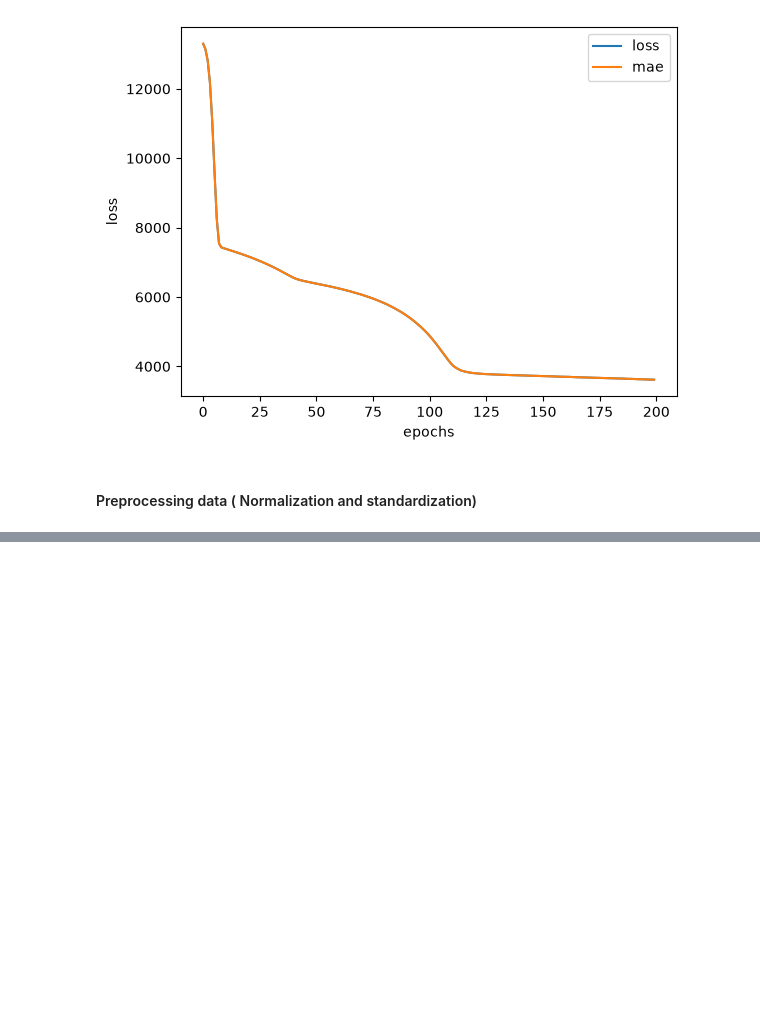
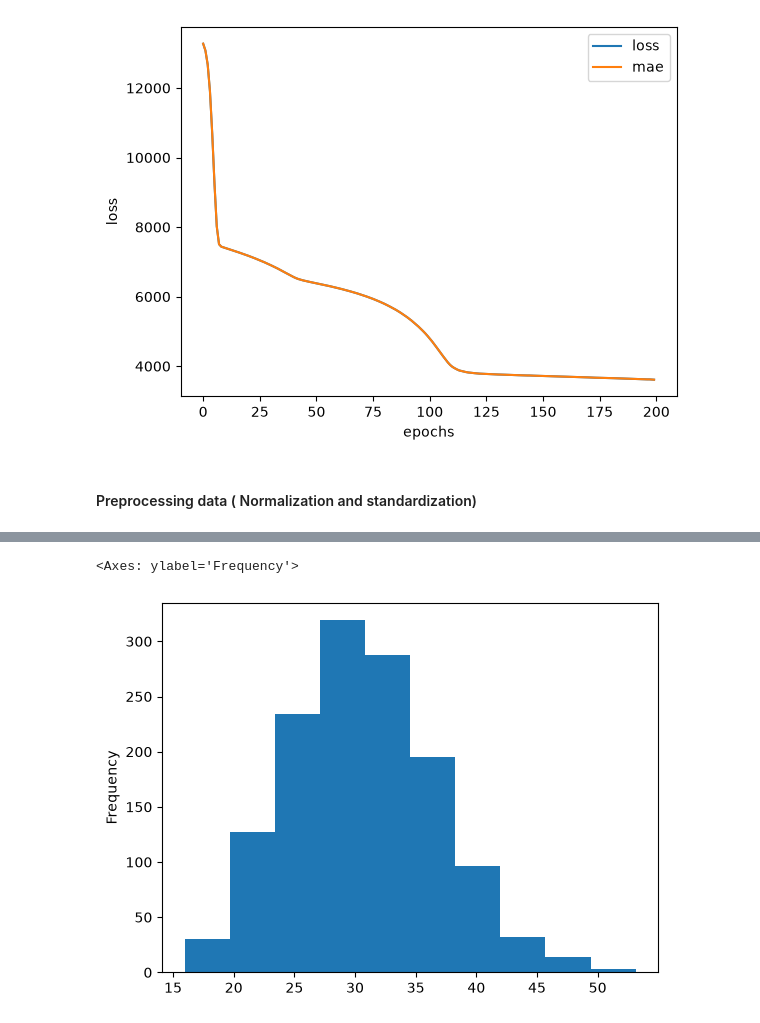
Before and after one commit to PALAKKKAGARWAL/TensorFlow, a Jupyter notebook: example1.ipynb, the cells around one changed output, grey strips where cells are left out. Saved outputs shown, nothing was run; the diff lists cells and outputs as text; code cells hidden in the pictures; blank space fills up the shorter version.

```diff
--- a/example1.ipynb
+++ b/example1.ipynb
@@ -198,0 +225,5 @@ Text(0.5, 0, 'epochs')
+# %%
+X["bmi"].plot(kind="hist")
+# %% [output]
+<Axes: ylabel='Frequency'>
+[figure, added]
```
Also changed, not shown: parts of 26 cells of this notebook.
